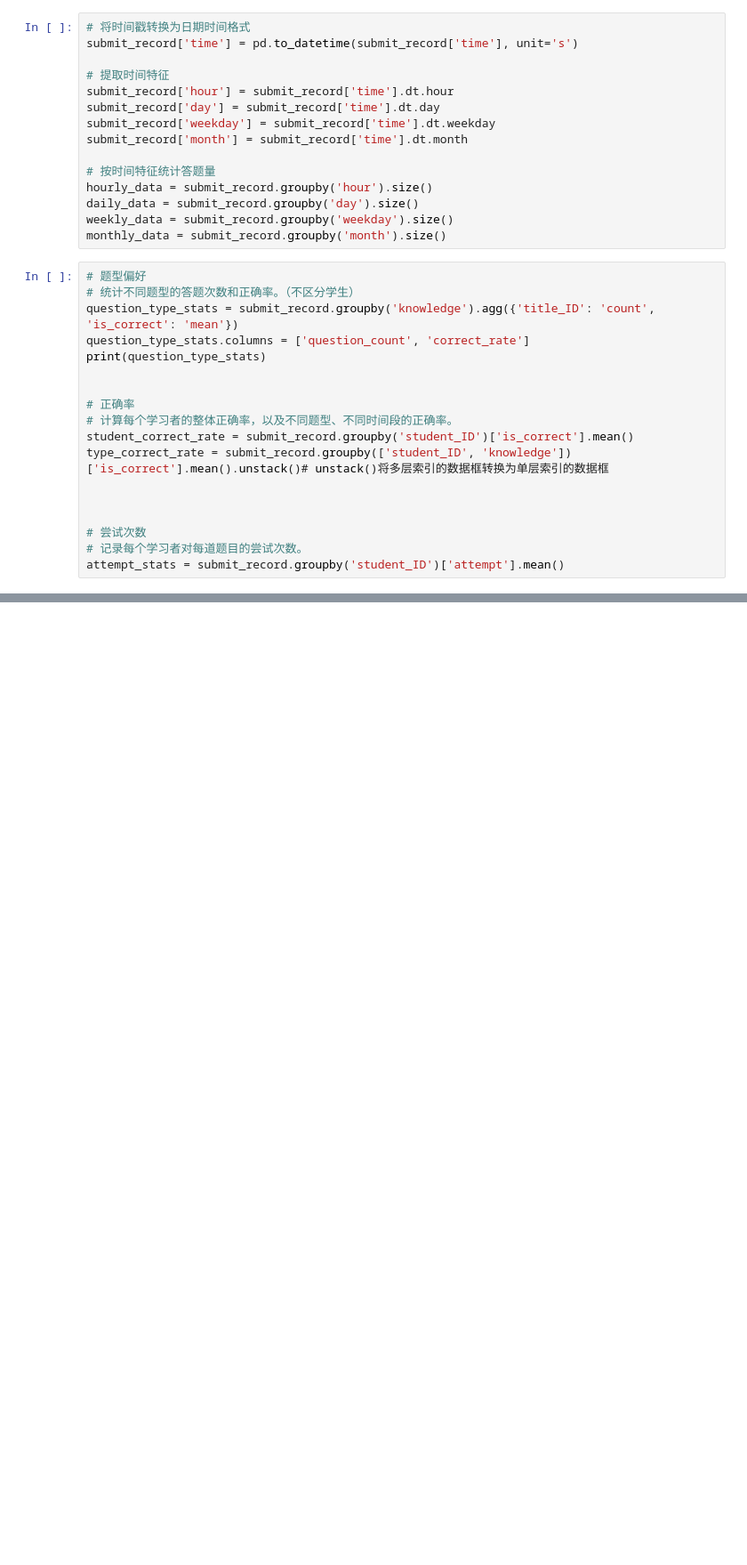
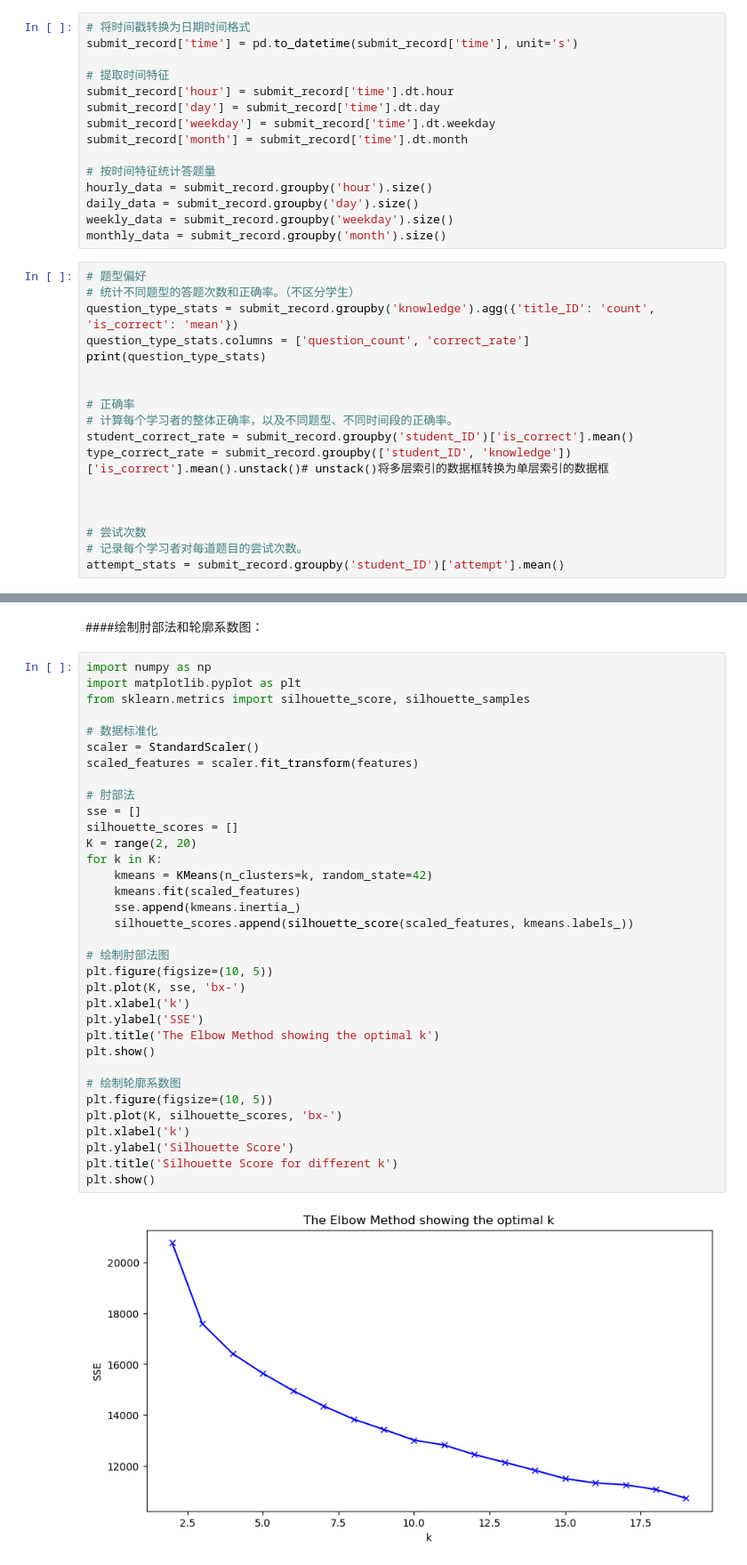
Before and after one commit to zyx2yx/ProfessionPracticeProject, a Jupyter notebook: dataprocess/task2/task2-01.ipynb, the cells around one changed output, grey strips where cells are left out. Shown: that part at 89% size. Saved outputs shown, nothing was run; the diff lists cells and outputs as text; blank space fills up the shorter version.

```diff
--- a/dataprocess/task2/task2-01.ipynb
+++ b/dataprocess/task2/task2-01.ipynb
@@ -143,0 +159,38 @@ plot_radar_chart(cluster_centers, 'Cluster Characteristics')
+# %% [markdown]
+####绘制肘部法和轮廓系数图：
+# %%
+import numpy as np
+import matplotlib.pyplot as plt
+from sklearn.metrics import silhouette_score, silhouette_samples
+
+# 数据标准化
+scaler = StandardScaler()
+scaled_features = scaler.fit_transform(features)
+
+# 肘部法
+sse = []
+silhouette_scores = []
+K = range(2, 20)
+for k in K:
+    kmeans = KMeans(n_clusters=k, random_state=42)
+    kmeans.fit(scaled_features)
+    sse.append(kmeans.inertia_)
+    silhouette_scores.append(silhouette_score(scaled_features, kmeans.labels_))
+
+# 绘制肘部法图
+plt.figure(figsize=(10, 5))
+plt.plot(K, sse, 'bx-')
+plt.xlabel('k')
+plt.ylabel('SSE')
+plt.title('The Elbow Method showing the optimal k')
+plt.show()
+
+# 绘制轮廓系数图
+plt.figure(figsize=(10, 5))
+plt.plot(K, silhouette_scores, 'bx-')
+plt.xlabel('k')
+plt.ylabel('Silhouette Score')
+plt.title('Silhouette Score for different k')
+plt.show()
+# %% [output]
+[figure, added]
```
Also changed, not shown: parts of 3 cells of this notebook, 2 other files.
